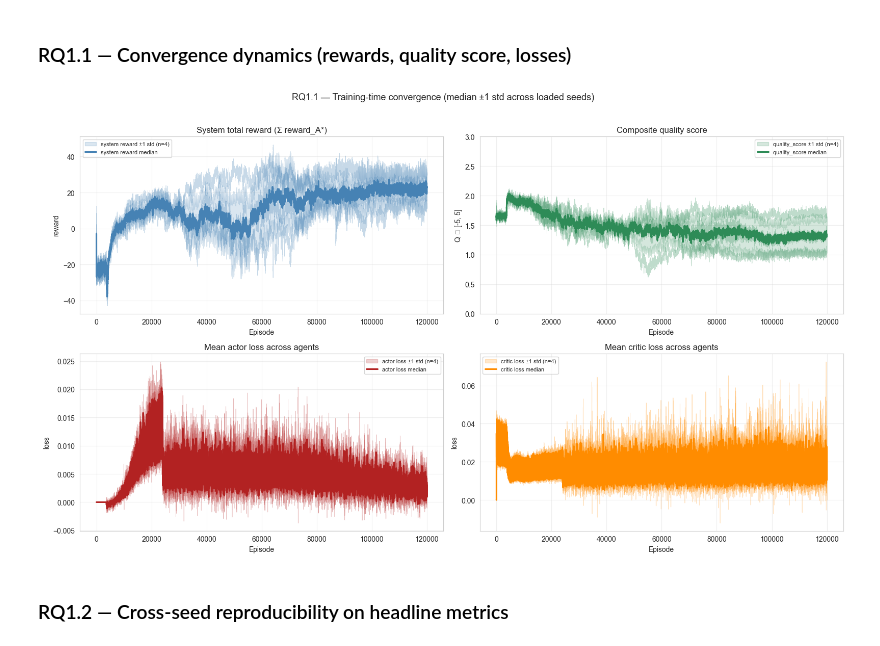
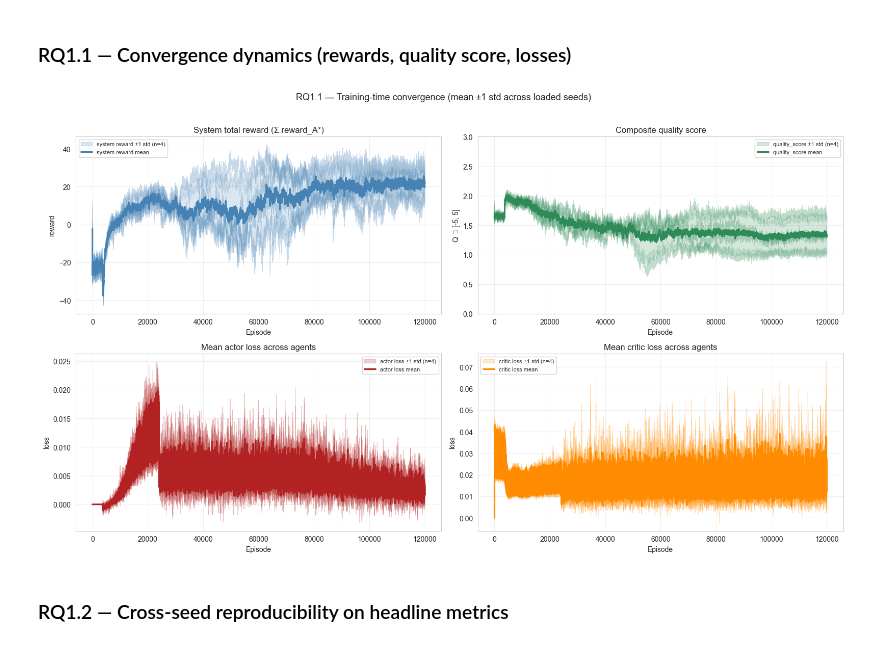
Before and after one commit to DJH961/Thesis-Energy-Auction, a Jupyter notebook: notebooks/ets_marl - Default RQ Analysis.ipynb, the cells around one changed output. Cells and saved outputs as stored; diff of their text form; code cells hidden in the pictures.

```diff
--- a/notebooks/ets_marl - Default RQ Analysis.ipynb
+++ b/notebooks/ets_marl - Default RQ Analysis.ipynb
@@ -437,18 +437,18 @@ def stack_runs(metric_fn, source='ep'):
     return pd.concat(series, axis=1).sort_index()
 
 def fan_chart(df, ax, color='steelblue', label='runs', smooth=ROLL):
-    """Plot median + ±1 std fan + thin per-run lines for a wide DataFrame."""
+    """Plot mean ±1 std fan + thin per-run lines for a wide DataFrame."""
     if df.empty:
         ax.text(0.5, 0.5, 'no data', ha='center', va='center', transform=ax.transAxes)
         return
     sm = df.rolling(smooth, min_periods=1).mean()
-    median = sm.median(axis=1)
-    std = sm.std(axis=1)
+    mean = sm.mean(axis=1)
+    std = sm.std(axis=1).fillna(0.0)
     for col in sm.columns:
         ax.plot(sm.index, sm[col].values, color=color, lw=0.6, alpha=0.30)
-    ax.fill_between(sm.index, (median - std).values, (median + std).values,
+    ax.fill_between(sm.index, (mean - std).values, (mean + std).values,
                     color=color, alpha=0.20, label=f'{label} ±1 std (n={sm.shape[1]})')
-    ax.plot(sm.index, median.values, color=color, lw=2.2, label=f'{label} median')
+    ax.plot(sm.index, mean.values, color=color, lw=2.2, label=f'{label} mean')
     ax.grid(True, alpha=0.3); ax.legend(fontsize=8, loc='best')
 
 def tail_episodes(ep_df, n=TAIL_EPISODES):
@@ -488,35 +488,35 @@ def _system_base_reward(df):
     return df[cols].sum(axis=1) if cols else pd.Series(dtype=float)
 
 def _quality(df):
     return df['quality_score'] if 'quality_score' in df.columns else pd.Series(dtype=float)
 
 def _mean_actor_loss(df):
     cols = agent_cols(df, 'actor_loss')
     return df[cols].mean(axis=1) if cols else pd.Series(dtype=float)
 
 def _mean_critic_loss(df):
     cols = agent_cols(df, 'critic_loss')
     return df[cols].mean(axis=1) if cols else pd.Series(dtype=float)
 
 fig, axes = plt.subplots(2, 2, figsize=(16, 9))
 fan_chart(stack_runs(_system_reward),      axes[0, 0], color='steelblue',  label='system reward')
 axes[0, 0].set(title='System total reward (Σ reward_A*)', xlabel='Episode', ylabel='reward')
 
 fan_chart(stack_runs(_quality),            axes[0, 1], color='seagreen',   label='quality_score')
 axes[0, 1].set(title='Composite quality score', xlabel='Episode', ylabel='Q ∈ [-5, 5]')
 axes[0, 1].set_ylim(0, 3)
 
 fan_chart(stack_runs(_mean_actor_loss),    axes[1, 0], color='firebrick',  label='actor loss')
 axes[1, 0].set(title='Mean actor loss across agents',  xlabel='Episode', ylabel='loss')
 
 fan_chart(stack_runs(_mean_critic_loss),   axes[1, 1], color='darkorange', label='critic loss')
 axes[1, 1].set(title='Mean critic loss across agents', xlabel='Episode', ylabel='loss')
 
-plt.suptitle('RQ1.1 — Training-time convergence (median ±1 std across loaded seeds)',
+plt.suptitle('RQ1.1 — Training-time convergence (mean ±1 std across loaded seeds)',
              fontsize=13, y=1.02)
 plt.tight_layout(); plt.show()
 # %% [output]
-[figure, old version]
+[figure, new version]
 # %% [markdown]
 ### RQ1.2 — Cross-seed reproducibility on headline metrics
 # %%
```
Also changed, not shown: parts of 25 cells of this notebook, 2 other files.
